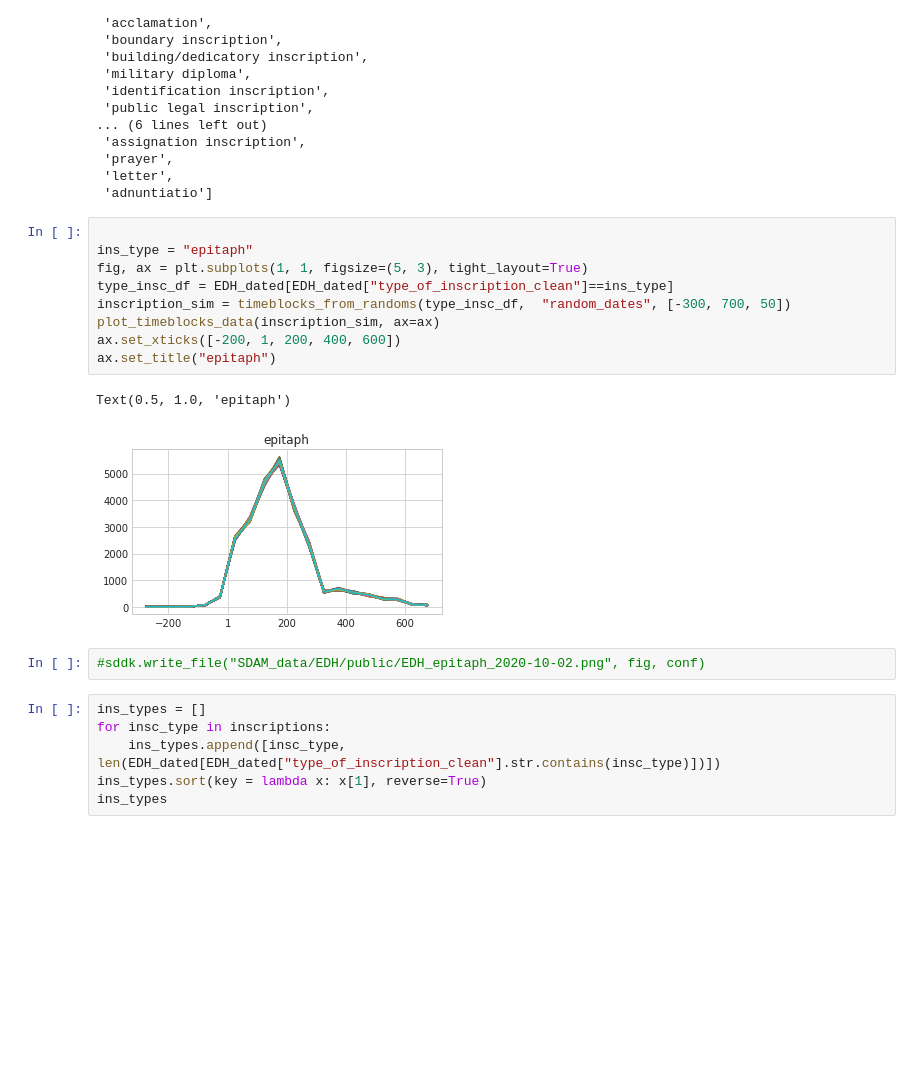
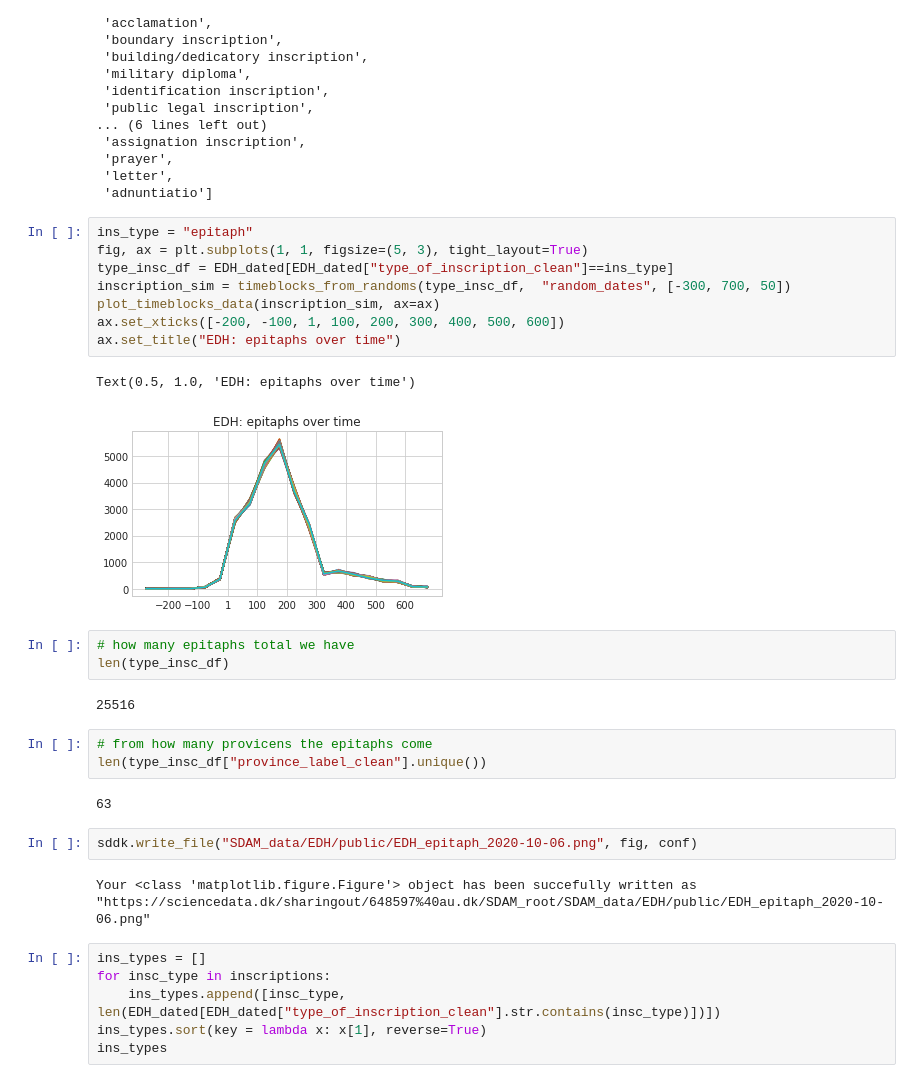
Before and after one commit to sdam-au/EDH_exploration, a Jupyter notebook: scripts/Py_EDH_TEMPORAL_EXPLORATION.ipynb, the cells around one changed output. Cells and saved outputs as stored; diff of their text form; blank space fills up the shorter version.

Commit message:
epitaph plot improved

```diff
--- a/scripts/Py_EDH_TEMPORAL_EXPLORATION.ipynb
+++ b/scripts/Py_EDH_TEMPORAL_EXPLORATION.ipynb
@@ -496,19 +496,30 @@ inscriptions
  'letter',
  'adnuntiatio']
 # %%
-
 ins_type = "epitaph"
 fig, ax = plt.subplots(1, 1, figsize=(5, 3), tight_layout=True)
 type_insc_df = EDH_dated[EDH_dated["type_of_inscription_clean"]==ins_type]
 inscription_sim = timeblocks_from_randoms(type_insc_df,  "random_dates", [-300, 700, 50])
 plot_timeblocks_data(inscription_sim, ax=ax)
-ax.set_xticks([-200, 1, 200, 400, 600])
-ax.set_title("epitaph")
+ax.set_xticks([-200, -100, 1, 100, 200, 300, 400, 500, 600])
+ax.set_title("EDH: epitaphs over time")
 # %% [output]
-Text(0.5, 1.0, 'epitaph')
+Text(0.5, 1.0, 'EDH: epitaphs over time')
-[figure, old version]
+[figure, new version]
+# %%
+# how many epitaphs total we have
+len(type_insc_df)
+# %% [output]
+25516
+# %%
+# from how many provicens the epitaphs come
+len(type_insc_df["province_label_clean"].unique())
+# %% [output]
+63
 # %%
-#sddk.write_file("SDAM_data/EDH/public/EDH_epitaph_2020-10-02.png", fig, conf)
+sddk.write_file("SDAM_data/EDH/public/EDH_epitaph_2020-10-06.png", fig, conf)
+# %% [output]
+Your <class 'matplotlib.figure.Figure'> object has been succefully written as "https://sciencedata.dk/sharingout/648597%40au.dk/SDAM_root/SDAM_data/EDH/public/EDH_epitaph_2020-10-06.png"
 # %%
 ins_types = []
 for insc_type in inscriptions:
```
Also changed, not shown: parts of 11 cells of this notebook.
